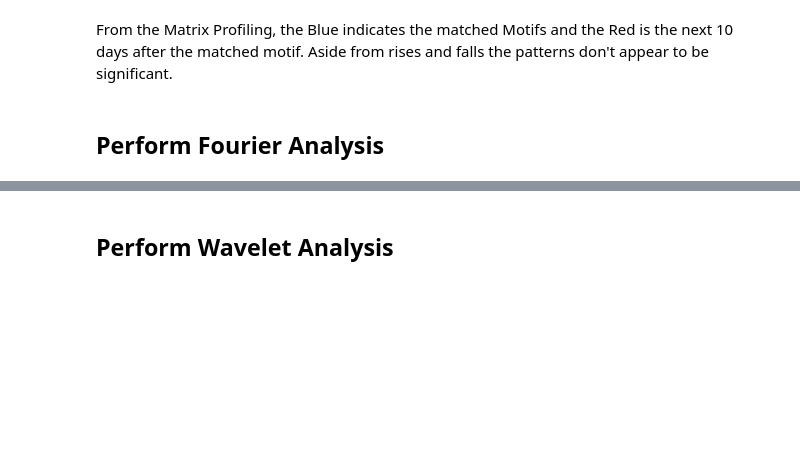
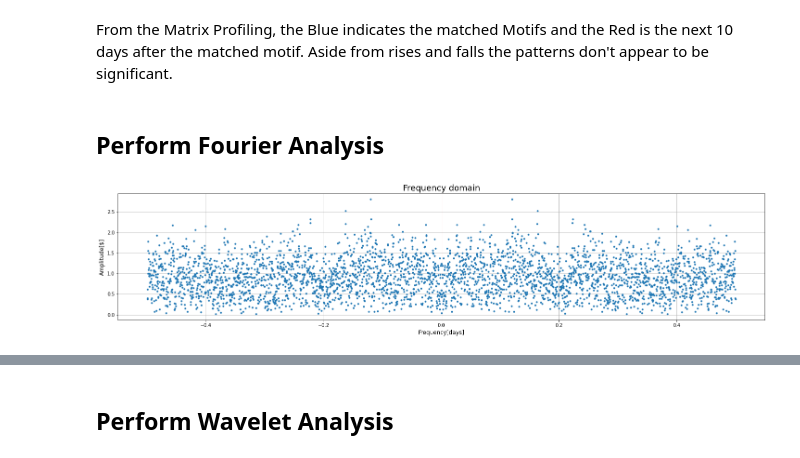
Before and after one commit to itberrios/algotrading, a Jupyter notebook: stock_data_explorer.ipynb, the cells around one changed output, grey strips where cells are left out. Saved outputs shown, nothing was run; the diff lists cells and outputs as text; code cells hidden in the pictures; blank space fills up the shorter version.

```diff
--- a/stock_data_explorer.ipynb
+++ b/stock_data_explorer.ipynb
@@ -328,3 +328,25 @@ for i in range(15):
 From the Matrix Profiling, the Blue indicates the matched Motifs and the Red is the next 10 days after the matched motif. Aside from rises and falls the patterns don't appear to be significant.
 # %% [markdown]
 ## **Perform Fourier Analysis**
+# %%
+# set NaNs equal to 0
+close_diff[close_diff.isna()] = 0
+# %%
+sp = np.fft.fft(close_diff)
+theta = np.arctan(sp.imag/sp.real)
+numValues = len(close_diff)
+numValuesHalf = numValues/2
+
+amp = np.abs(sp)/np.sqrt(numValues)
+freq = np.fft.fftfreq(sp.size, d=1)
+# %%
+plt.figure(figsize=(25,5))
+plt.plot(freq, amp ,'.')
+plt.axvline(x=0, ymin=0, ymax=1, linewidth=1, color='r')
+
+plt.ylabel('Amplitude[$]', fontsize=12)
+plt.xlabel('Frequency[days]', fontsize=12)
+plt.title('Frequency domain', fontsize=18)
+plt.grid()
+# %% [output]
+[figure, added]
```
Also changed, not shown: parts of 2 cells of this notebook.
